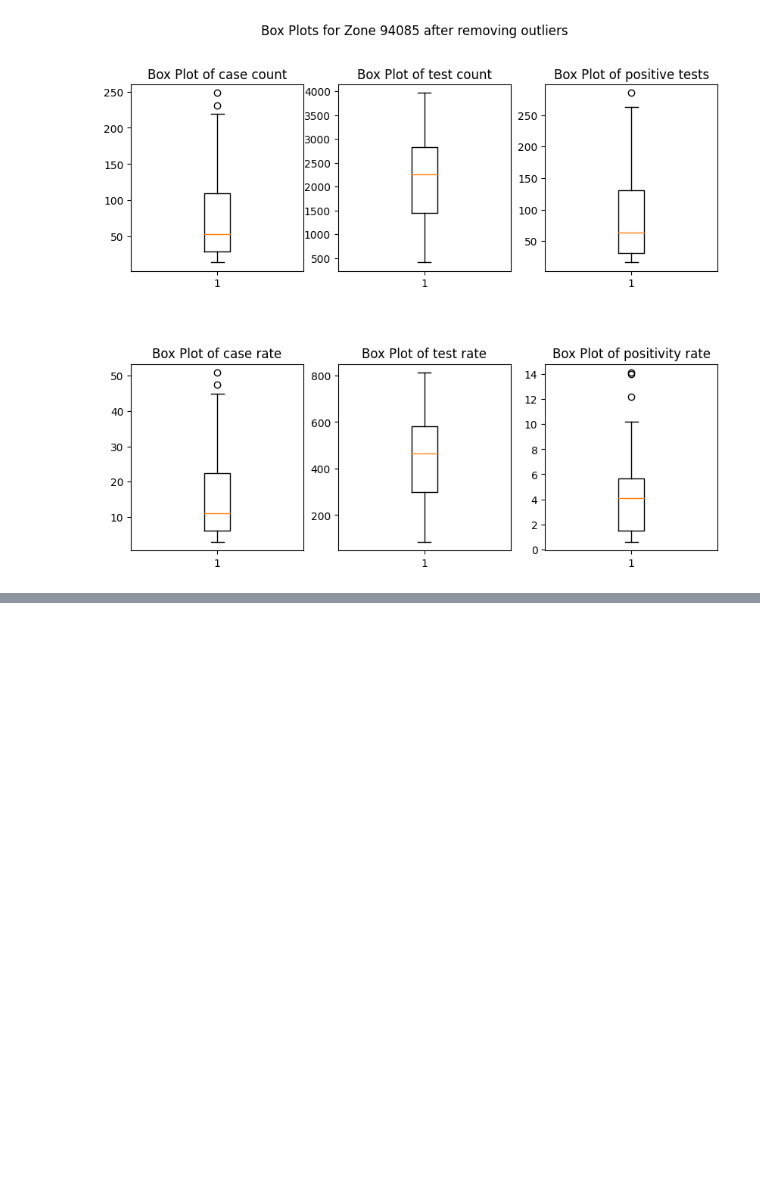
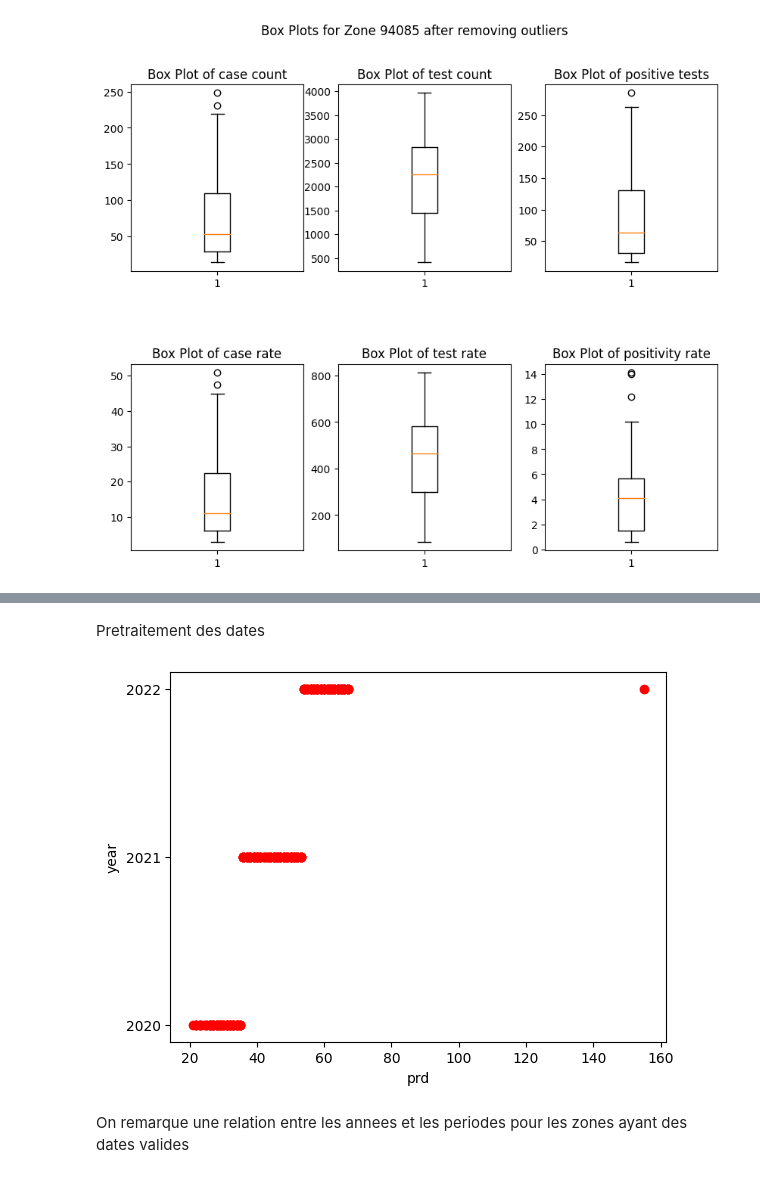
Before and after one commit to Katia-LOUNAS/Data_Mining, a Jupyter notebook: Preprocessing.ipynb, the cells around one changed output, grey strips where cells are left out. Saved outputs shown, nothing was run; the diff lists cells and outputs as text; code cells hidden in the pictures; blank space fills up the shorter version.

```diff
--- a/Preprocessing.ipynb
+++ b/Preprocessing.ipynb
@@ -443,3 +443,6 @@ A value is trying to be set on a copy of a slice from a DataFrame
 See the caveats in the documentation: https://pandas.pydata.org/pandas-docs/stable/user_guide/indexing.html#returning-a-view-versus-a-copy
   df[column][outliers.index] = df[column].mean()
 [figure]
+# %%
+new_data = pd.concat(filtrated_dfs, axis=0)
+new_data
@@ -445,0 +463,18 @@ See the caveats in the documentation: https://pandas.pydata.org/pandas-docs/stab
+# %% [markdown]
+Pretraitement des dates
+# %%
+selected_zones = [95129, 95128, 95127, 95035]
+zone_data = new_data[new_data['zcta'].isin(selected_zones)]
+zone_data = zone_data.copy()
+zone_data['Start date'] = pd.to_datetime(zone_data['Start date'])
+zone_data['year'] = zone_data['Start date'].dt.year
+plt.scatter(zone_data["time_period"],zone_data["year"],marker ='o',color='red')
+y_step = 1
+plt.yticks(range(min(zone_data["year"]), max(zone_data["year"])+1, y_step))
+plt.xlabel('prd')
+plt.ylabel('year')
+plt.show()
+# %% [output]
+[figure, added]
+# %% [markdown]
+On remarque une relation entre les annees et les periodes pour les zones ayant des dates valides
```
Also changed, not shown: parts of 12 cells of this notebook, 4 other files.
